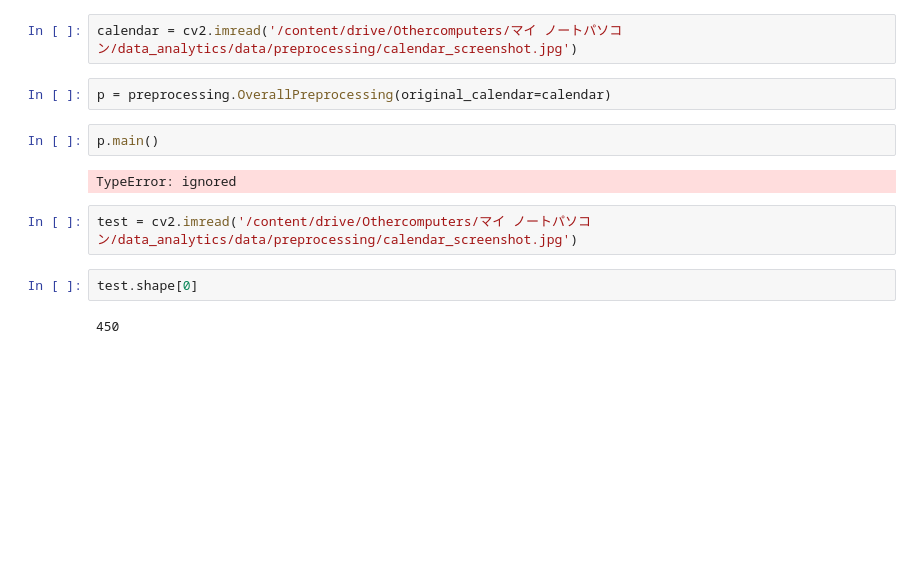
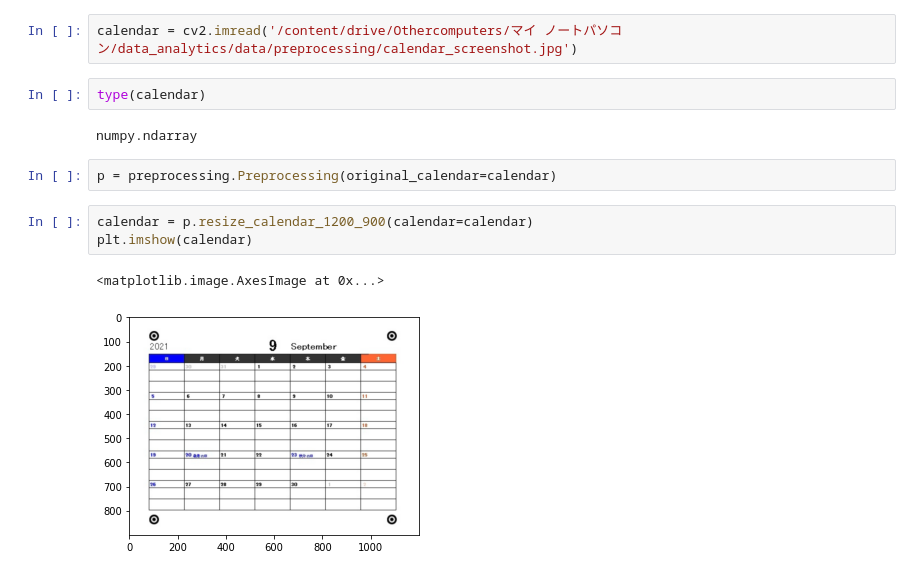
Before and after one commit to yuki-a12y/DS-course-calendar-data-analytics, a Jupyter notebook: notebook/前処理＿.py作成.ipynb, the cells around one changed output. Cells and saved outputs as stored; diff of their text form; blank space fills up the shorter version.

```diff
--- a/notebook/前処理＿.py作成.ipynb
+++ b/notebook/前処理＿.py作成.ipynb
@@ -12,14 +18,14 @@ import cv2
 # %%
 calendar = cv2.imread('/content/drive/Othercomputers/マイ ノートパソコン/data_analytics/data/preprocessing/calendar_screenshot.jpg')
+# %%
+type(calendar)
+# %% [output]
+numpy.ndarray
 # %%
-p = preprocessing.OverallPreprocessing(original_calendar=calendar)
+p = preprocessing.Preprocessing(original_calendar=calendar)
-# %%
-p.main()
-# %% [output]
-TypeError: ignored
-# %%
-test = cv2.imread('/content/drive/Othercomputers/マイ ノートパソコン/data_analytics/data/preprocessing/calendar_screenshot.jpg')
-# %%
-test.shape[0]
-# %% [output]
-450
+# %%
+calendar = p.resize_calendar_1200_900(calendar=calendar)
+plt.imshow(calendar)
+# %% [output]
+<matplotlib.image.AxesImage at 0x...>
+[figure, added]
```
Also changed, not shown: parts of 4 cells of this notebook, 2 other files.
